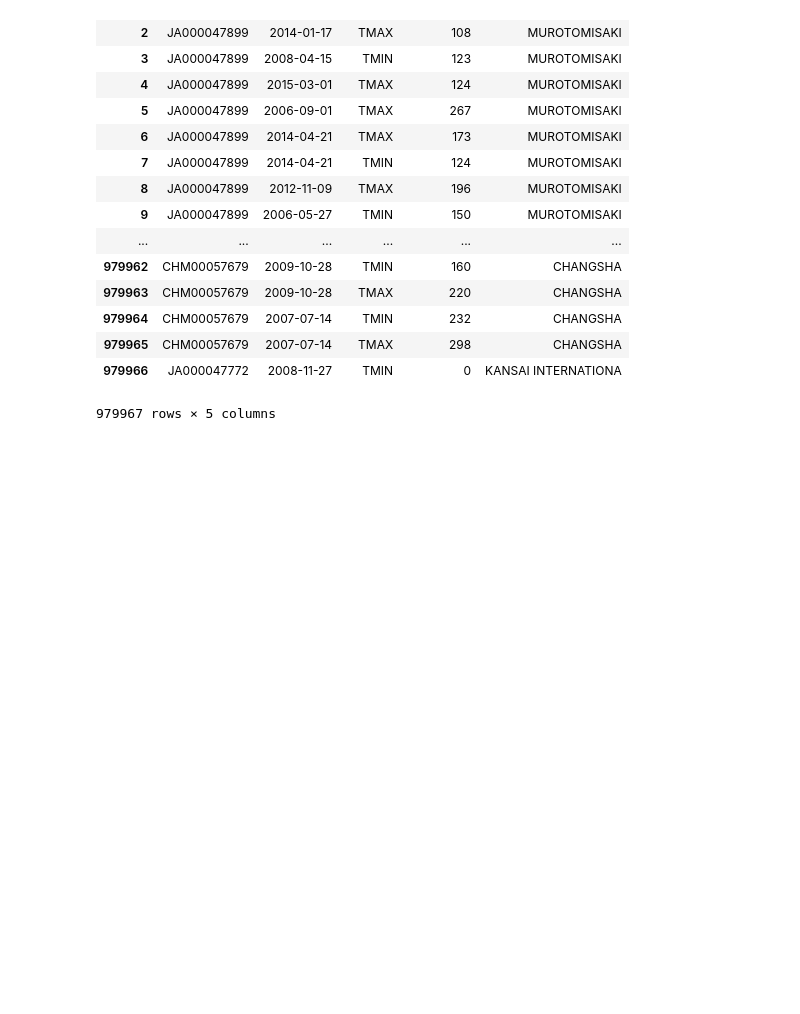
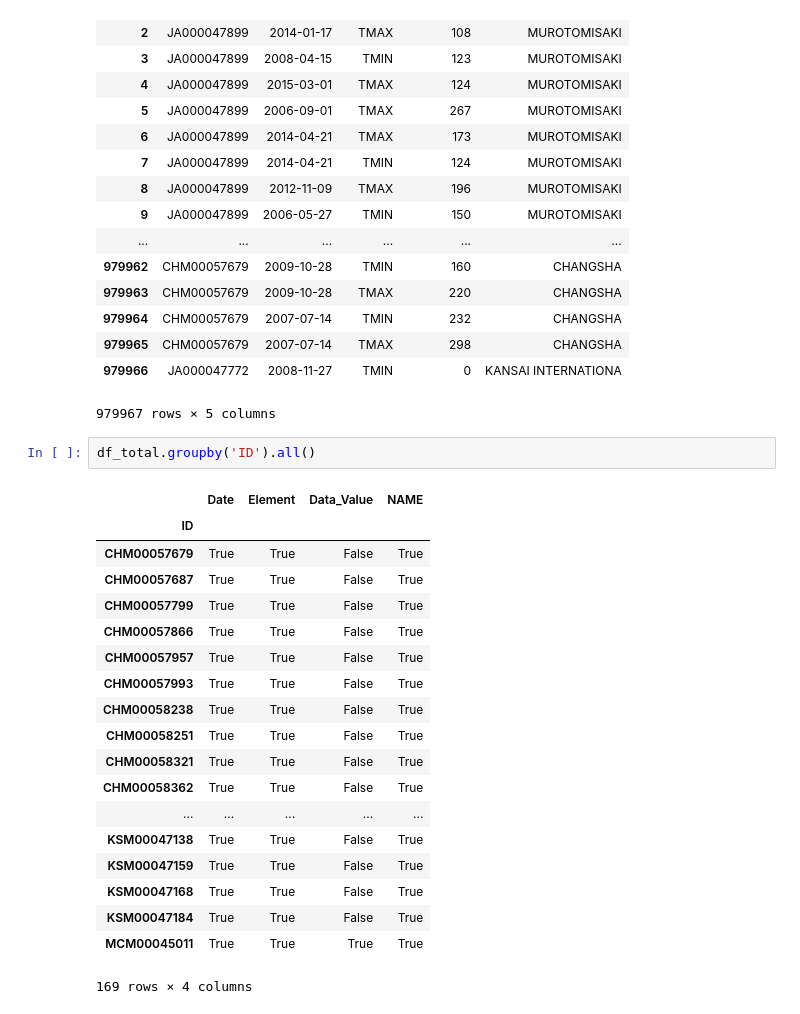
Before and after one commit to xyjsdo/DataScience, a Jupyter notebook: Course2/Assignment2.ipynb, the cells around one changed output. Cells and saved outputs as stored; diff of their text form; blank space fills up the shorter version.

Commit message:
make some conclusion about pandas.dataframe.grouby,not finish

```diff
--- a/Course2/Assignment2.ipynb
+++ b/Course2/Assignment2.ipynb
@@ -122,3 +122,25 @@ df_total
 | 979965 | CHM00057679 | 2007-07-14 | TMAX | 298 | CHANGSHA |
 | 979966 | JA000047772 | 2008-11-27 | TMIN | 0 | KANSAI INTERNATIONA |
 979967 rows × 5 columns
+# %%
+df_total.groupby('ID').all()
+# %% [output]
+|  | Date | Element | Data_Value | NAME |
+| ID |  |  |  |  |
+| CHM00057679 | True | True | False | True |
+| CHM00057687 | True | True | False | True |
+| CHM00057799 | True | True | False | True |
+| CHM00057866 | True | True | False | True |
+| CHM00057957 | True | True | False | True |
+| CHM00057993 | True | True | False | True |
+| CHM00058238 | True | True | False | True |
+| CHM00058251 | True | True | False | True |
+| CHM00058321 | True | True | False | True |
+| CHM00058362 | True | True | False | True |
+| ... | ... | ... | ... | ... |
+| KSM00047138 | True | True | False | True |
+| KSM00047159 | True | True | False | True |
+| KSM00047168 | True | True | False | True |
+| KSM00047184 | True | True | False | True |
+| MCM00045011 | True | True | True | True |
+169 rows × 4 columns
```
Also changed, not shown: 1 other file.
